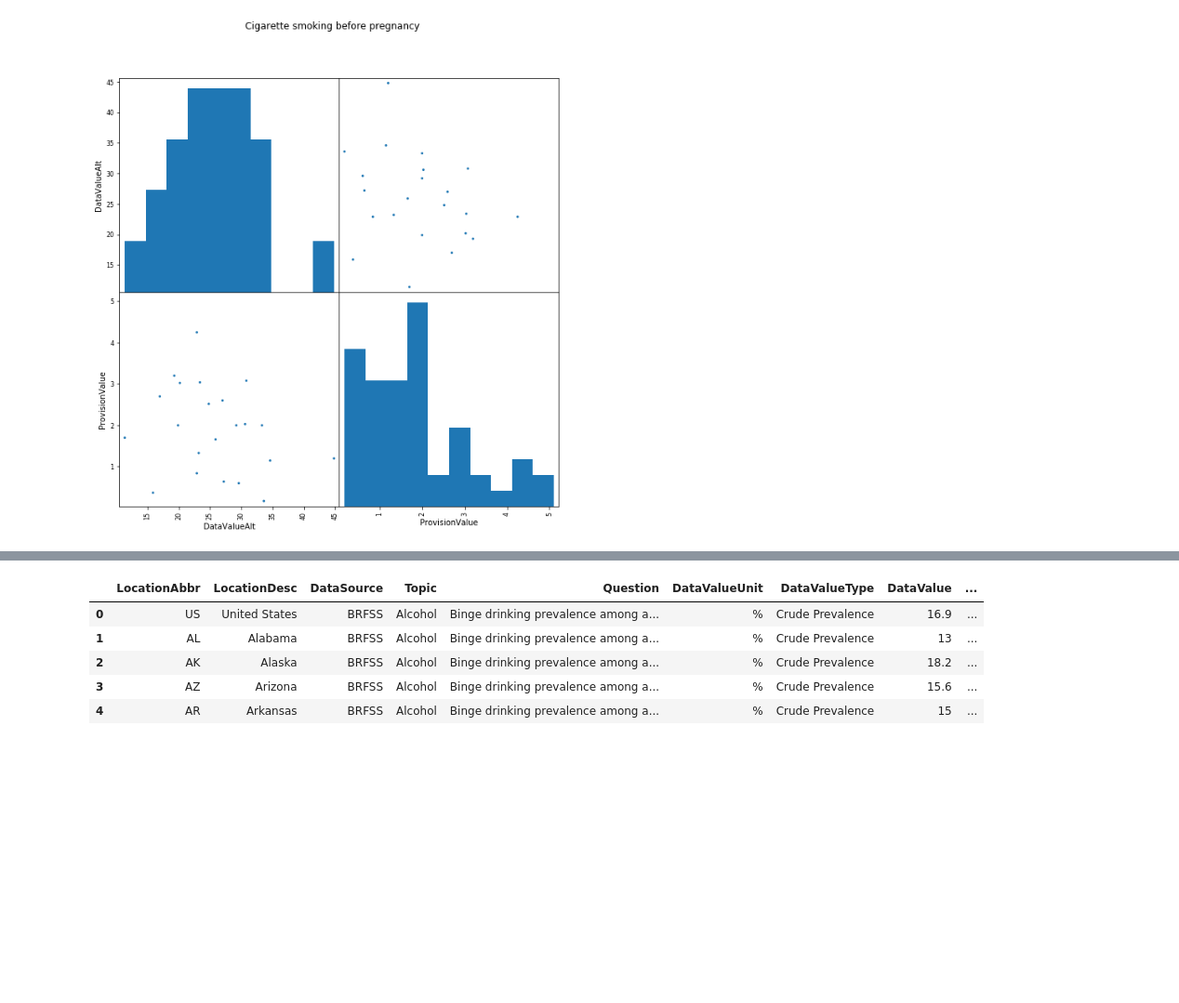
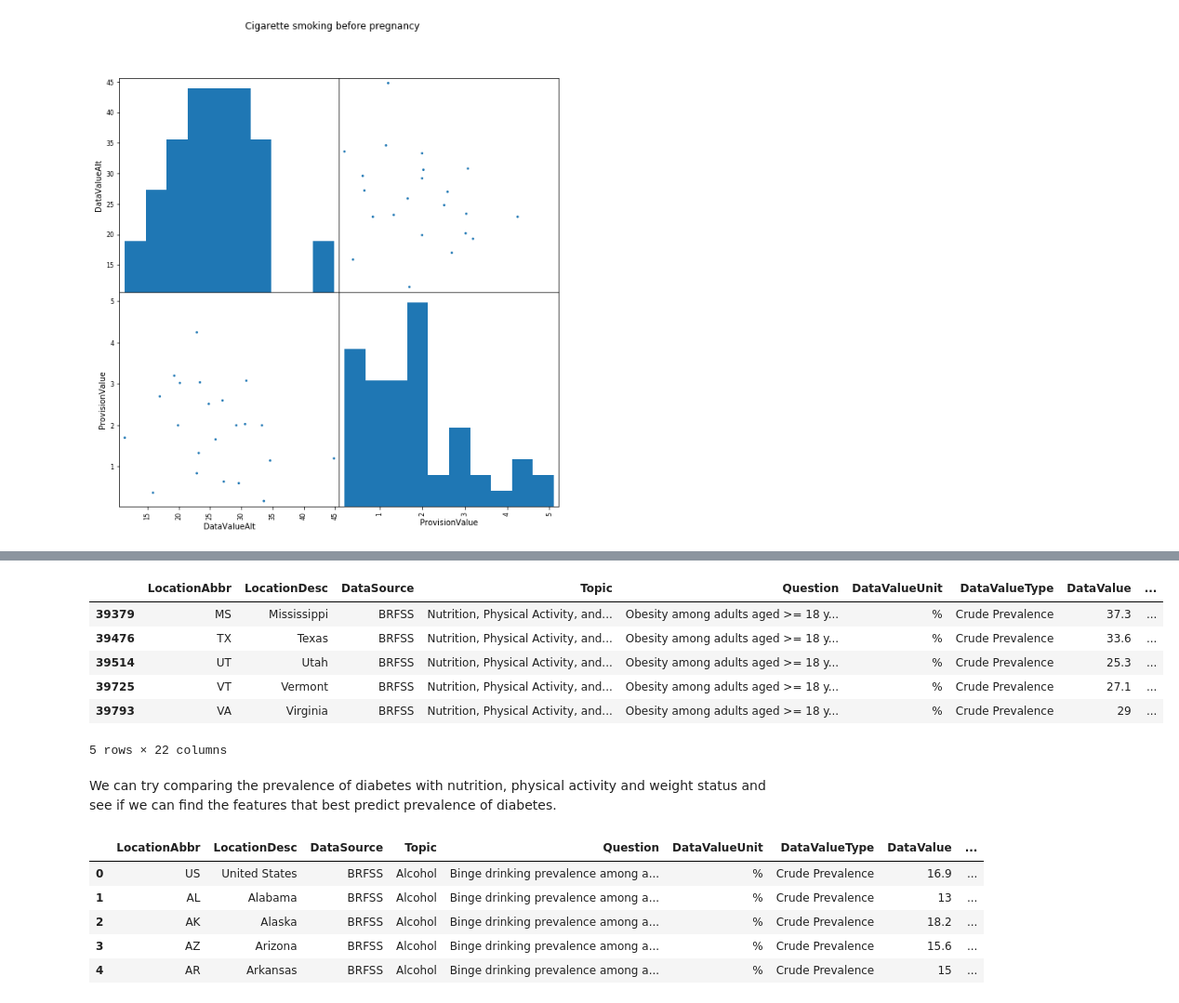
Before and after one commit to kwood16/US-CDI, a Jupyter notebook: Project Proposal.ipynb, the cells around one changed output, grey strips where cells are left out. Shown at 93% size. Cells and saved outputs as stored; diff of their text form; code cells hidden in the pictures; blank space fills up the shorter version.

```diff
--- a/Project Proposal.ipynb
+++ b/Project Proposal.ipynb
@@ -519,3 +590,15 @@ There are some correlation between the US-CDI data and the cigarette tax per pac
+# %%
+npaws_df2.head()
+# %% [output]
+|  | LocationAbbr | LocationDesc | DataSource | Topic | Question | DataValueUnit | DataValueType | DataValue | ... |
+| 39379 | MS | Mississippi | BRFSS | Nutrition, Physical Activity, and... | Obesity among adults aged >= 18 y... | % | Crude Prevalence | 37.3 | ... |
+| 39476 | TX | Texas | BRFSS | Nutrition, Physical Activity, and... | Obesity among adults aged >= 18 y... | % | Crude Prevalence | 33.6 | ... |
+| 39514 | UT | Utah | BRFSS | Nutrition, Physical Activity, and... | Obesity among adults aged >= 18 y... | % | Crude Prevalence | 25.3 | ... |
+| 39725 | VT | Vermont | BRFSS | Nutrition, Physical Activity, and... | Obesity among adults aged >= 18 y... | % | Crude Prevalence | 27.1 | ... |
+| 39793 | VA | Virginia | BRFSS | Nutrition, Physical Activity, and... | Obesity among adults aged >= 18 y... | % | Crude Prevalence | 29 | ... |
+5 rows × 22 columns
+# %% [markdown]
+We can try comparing the prevalence of diabetes with nutrition, physical activity and weight status and see if we can find the features that best predict prevalence of diabetes.
 # %%
 alcohol_df.head()
 # %% [output]
```
Also changed, not shown: parts of 8 cells of this notebook, 4 other files.
